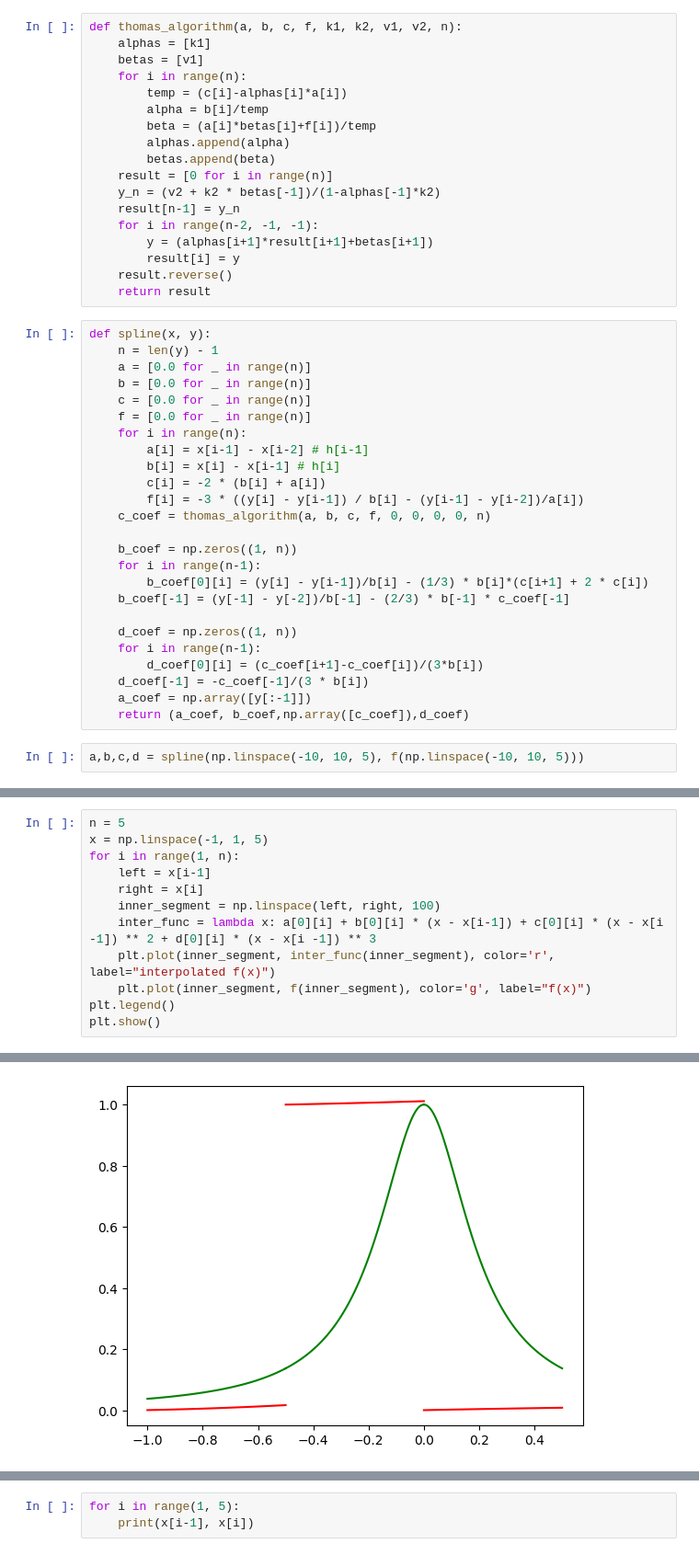
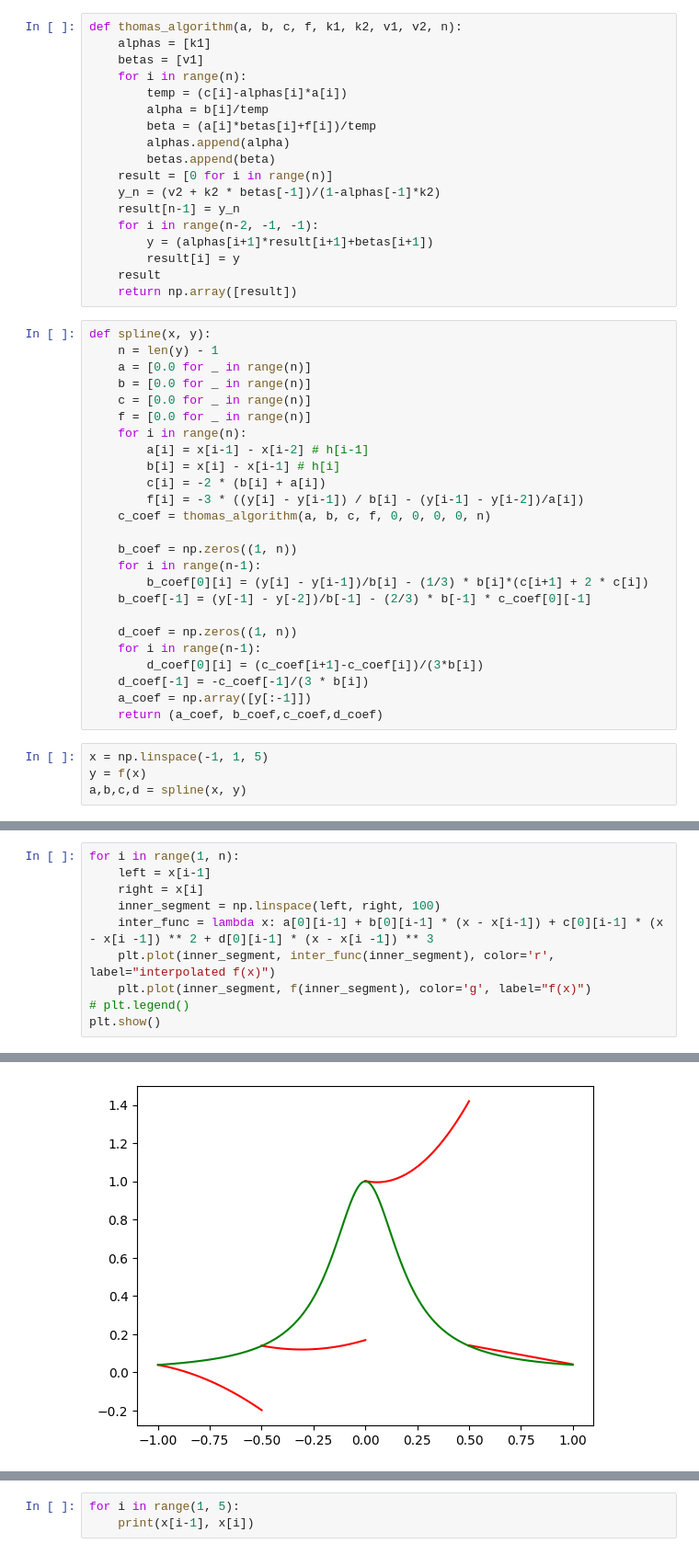
Before and after one commit to confect1on/IterationMethods, a Jupyter notebook: interpolation.ipynb, the cells around one changed output, grey strips where cells are left out. Shown: that part at 92% size. Cells and saved outputs as stored; diff of their text form.

Commit message:
Interpolation fixes

```diff
--- a/interpolation.ipynb
+++ b/interpolation.ipynb
@@ -72,8 +56,8 @@ def thomas_algorithm(a, b, c, f, k1, k2, v1, v2, n):
     for i in range(n-2, -1, -1):
         y = (alphas[i+1]*result[i+1]+betas[i+1])
         result[i] = y
-    result.reverse()
-    return result
+    result
+    return np.array([result])
 # %%
 def spline(x, y):
     n = len(y) - 1
@@ -91,13 +75,15 @@ def spline(x, y):
     b_coef = np.zeros((1, n))
     for i in range(n-1):
         b_coef[0][i] = (y[i] - y[i-1])/b[i] - (1/3) * b[i]*(c[i+1] + 2 * c[i])
-    b_coef[-1] = (y[-1] - y[-2])/b[-1] - (2/3) * b[-1] * c_coef[-1]
+    b_coef[-1] = (y[-1] - y[-2])/b[-1] - (2/3) * b[-1] * c_coef[0][-1]
 
     d_coef = np.zeros((1, n))
     for i in range(n-1):
         d_coef[0][i] = (c_coef[i+1]-c_coef[i])/(3*b[i])
     d_coef[-1] = -c_coef[-1]/(3 * b[i])
     a_coef = np.array([y[:-1]])
-    return (a_coef, b_coef,np.array([c_coef]),d_coef)
+    return (a_coef, b_coef,c_coef,d_coef)
 # %%
-a,b,c,d = spline(np.linspace(-10, 10, 5), f(np.linspace(-10, 10, 5)))
+x = np.linspace(-1, 1, 5)
+y = f(x)
+a,b,c,d = spline(x, y)
@@ -104,13 +96,11 @@ a,b,c,d = spline(np.linspace(-10, 10, 5), f(np.linspace(-10, 10, 5)))
 # %%
-n = 5
-x = np.linspace(-1, 1, 5)
 for i in range(1, n):
     left = x[i-1]
     right = x[i]
     inner_segment = np.linspace(left, right, 100)
-    inter_func = lambda x: a[0][i] + b[0][i] * (x - x[i-1]) + c[0][i] * (x - x[i -1]) ** 2 + d[0][i] * (x - x[i -1]) ** 3
+    inter_func = lambda x: a[0][i-1] + b[0][i-1] * (x - x[i-1]) + c[0][i-1] * (x - x[i -1]) ** 2 + d[0][i-1] * (x - x[i -1]) ** 3
     plt.plot(inner_segment, inter_func(inner_segment), color='r', label="interpolated f(x)")
     plt.plot(inner_segment, f(inner_segment), color='g', label="f(x)")
-plt.legend()
+# plt.legend()
 plt.show()
 # %% [output]
@@ -118,2 +107,2 @@ IndexError: index 4 is out of bounds for axis 0 with size 4
-[figure, old version]
+[figure, new version]
 # %%
```
Also changed, not shown: parts of 10 cells of this notebook.
